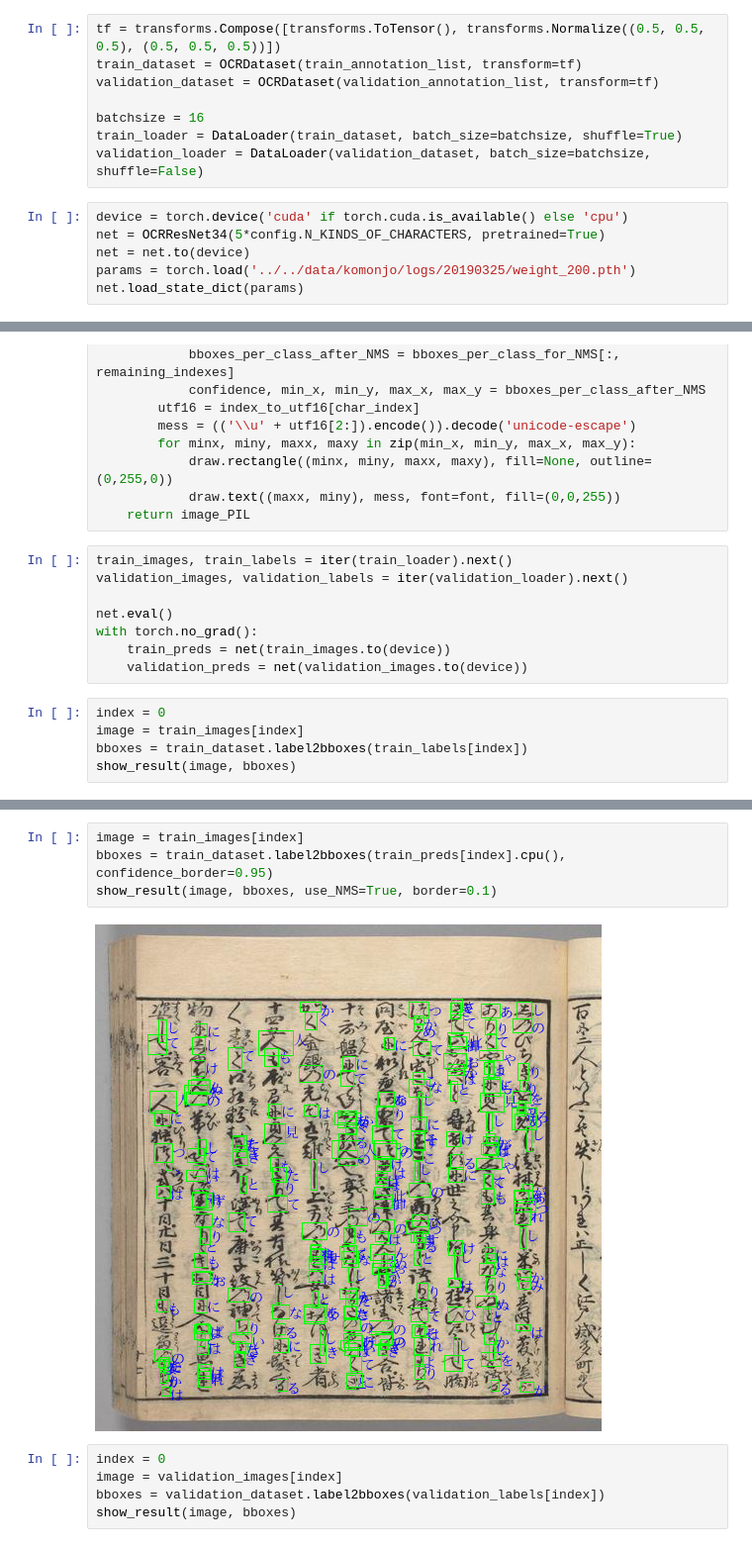
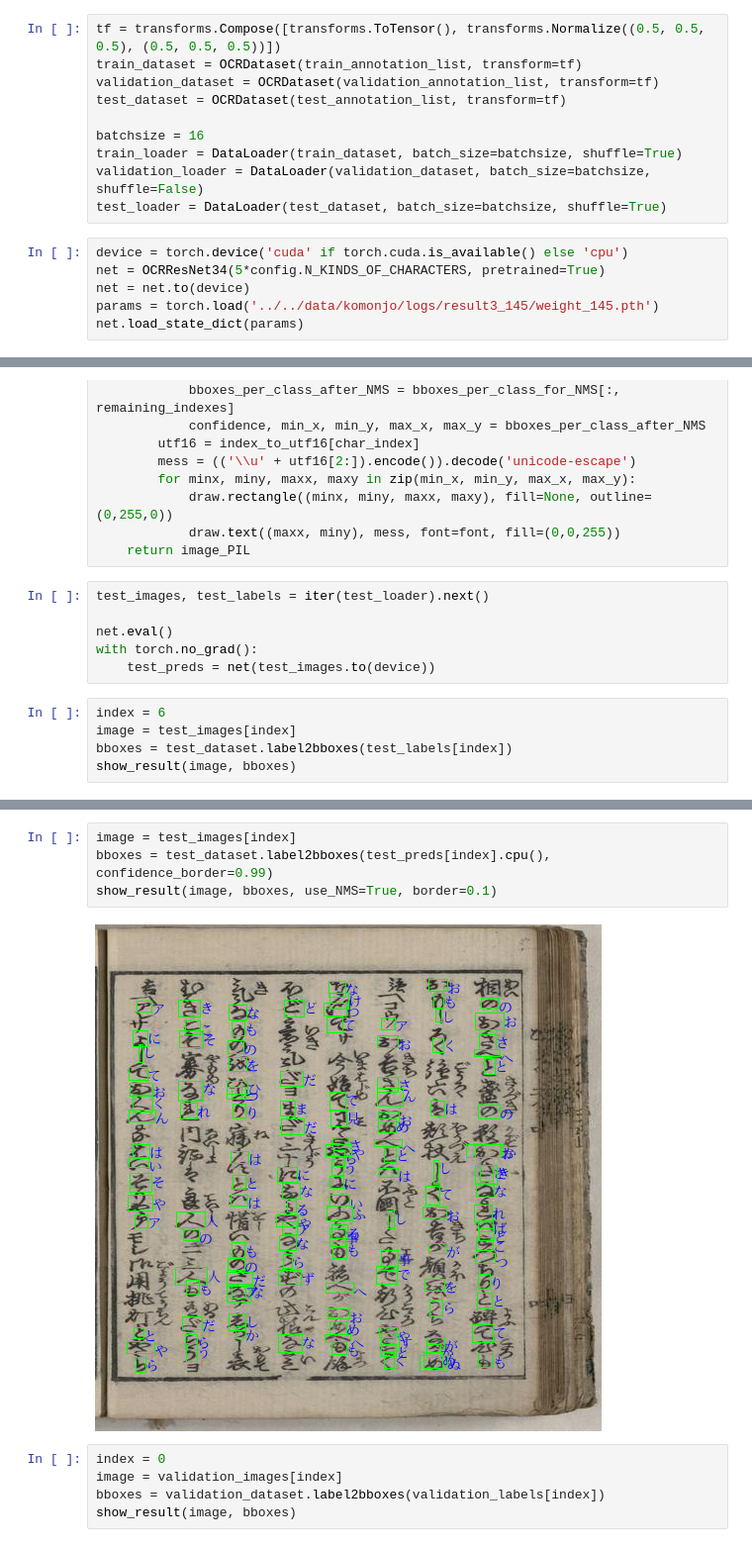
Before and after one commit to cross32768/komonjo_OCR_object_detection, a Jupyter notebook: visualize_final.ipynb, the cells around one changed output, grey strips where cells are left out. Shown at 99% size. Cells and saved outputs as stored; diff of their text form.

```diff
--- a/visualize_final.ipynb
+++ b/visualize_final.ipynb
@@ -20,15 +22,17 @@ train_annotation_list, validation_annotation_list = train_test_split(selected_an
 tf = transforms.Compose([transforms.ToTensor(), transforms.Normalize((0.5, 0.5, 0.5), (0.5, 0.5, 0.5))])
 train_dataset = OCRDataset(train_annotation_list, transform=tf)
 validation_dataset = OCRDataset(validation_annotation_list, transform=tf)
+test_dataset = OCRDataset(test_annotation_list, transform=tf)
 
 batchsize = 16
 train_loader = DataLoader(train_dataset, batch_size=batchsize, shuffle=True)
 validation_loader = DataLoader(validation_dataset, batch_size=batchsize, shuffle=False)
+test_loader = DataLoader(test_dataset, batch_size=batchsize, shuffle=True)
 # %%
 device = torch.device('cuda' if torch.cuda.is_available() else 'cpu')
 net = OCRResNet34(5*config.N_KINDS_OF_CHARACTERS, pretrained=True)
 net = net.to(device)
-params = torch.load('../../data/komonjo/logs/20190325/weight_200.pth')
+params = torch.load('../../data/komonjo/logs/result3_145/weight_145.pth')
 net.load_state_dict(params)
 # %%
 import numpy as np
@@ -68,16 +72,14 @@ def show_result(image, bboxes, use_NMS=False, border=0.5):
             draw.text((maxx, miny), mess, font=font, fill=(0,0,255))
     return image_PIL
 # %%
-train_images, train_labels = iter(train_loader).next()
-validation_images, validation_labels = iter(validation_loader).next()
+test_images, test_labels = iter(test_loader).next()
 
 net.eval()
 with torch.no_grad():
-    train_preds = net(train_images.to(device))
-    validation_preds = net(validation_images.to(device))
+    test_preds = net(test_images.to(device))
 # %%
-index = 0
-image = train_images[index]
-bboxes = train_dataset.label2bboxes(train_labels[index])
+index = 6
+image = test_images[index]
+bboxes = test_dataset.label2bboxes(test_labels[index])
 show_result(image, bboxes)
 # %% [output]
@@ -85,9 +87,9 @@ show_result(image, bboxes)
 # %%
-image = train_images[index]
-bboxes = train_dataset.label2bboxes(train_preds[index].cpu(), confidence_border=0.95)
+image = test_images[index]
+bboxes = test_dataset.label2bboxes(test_preds[index].cpu(), confidence_border=0.99)
 show_result(image, bboxes, use_NMS=True, border=0.1)
 # %% [output]
-[figure, old version]
+[figure, new version]
 # %%
 index = 0
 image = validation_images[index]
```
Also changed, not shown: parts of 2 cells of this notebook, 3 other files.
